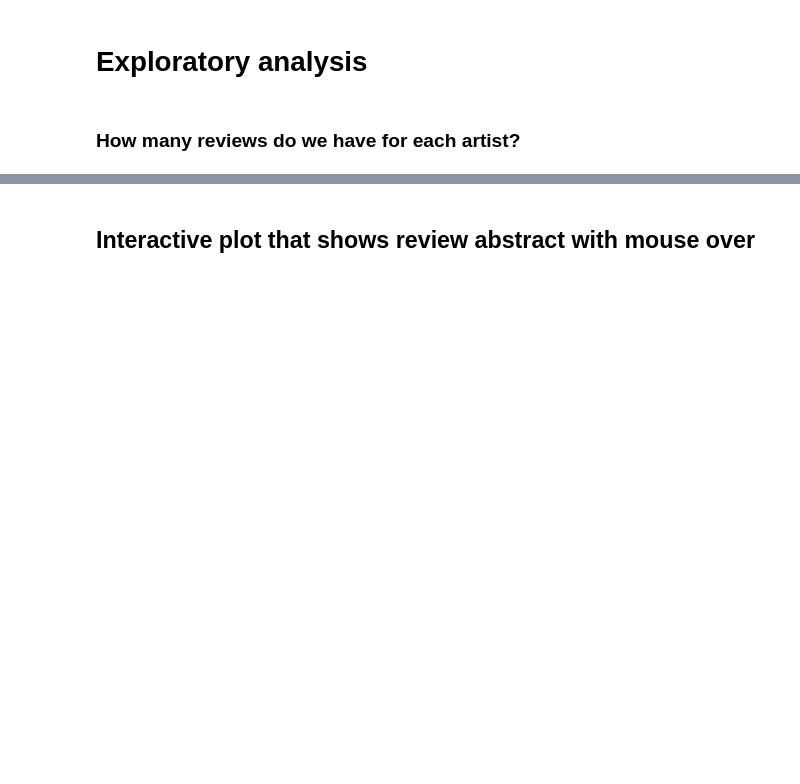
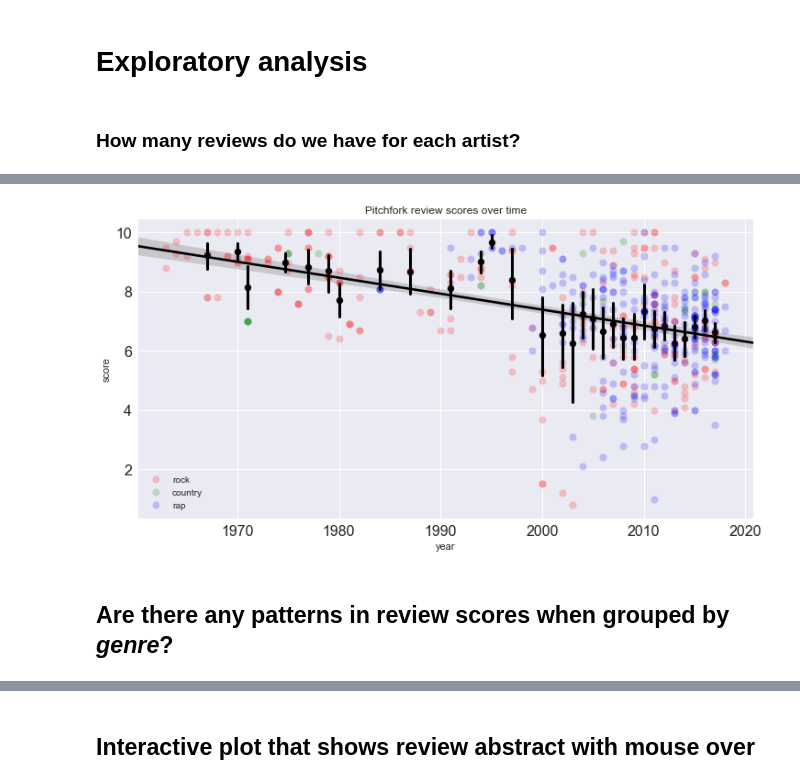
Before and after one commit to johnwmillr/pitchfork_reviews_and_lyrics, a Jupyter notebook: analysis.ipynb, the cells around one changed output, grey strips where cells are left out. Cells and saved outputs as stored; diff of their text form; code cells hidden in the pictures; blank space fills up the shorter version.

```diff
--- a/analysis.ipynb
+++ b/analysis.ipynb
@@ -83,0 +81,21 @@ years.mean().head()
+# %%
+# Average score over time
+fig, ax = plt.subplots(figsize=(12, 6))
+params = {'alpha': 0.2, 'title': 'Pitchfork review scores over time', 'figsize': (12, 6),
+          'linestyle': '', 'marker': 'o', 'ms': 8, 'fontsize': FS, 'legend': False, 'ax':ax}
+
+# Scatter plots grouped by genre
+colors = ['r', 'g', 'b']
+for genre, color in zip(set(reviews.genre), colors):
+    reviews[reviews.genre==genre].plot(x='year', y='score', kind='line', color=color, **params, label=genre)
+
+# Regression plot
+sns.regplot('year', 'score', data=reviews, x_bins=len(set(reviews.year)), ax=ax, color='k')
+
+plt.legend()
+
+plt.show()
+# %% [output]
+[figure, added]
+# %% [markdown]
+## Are there any patterns in review scores when grouped by *genre*?
```
Also changed, not shown: parts of 24 cells of this notebook.
